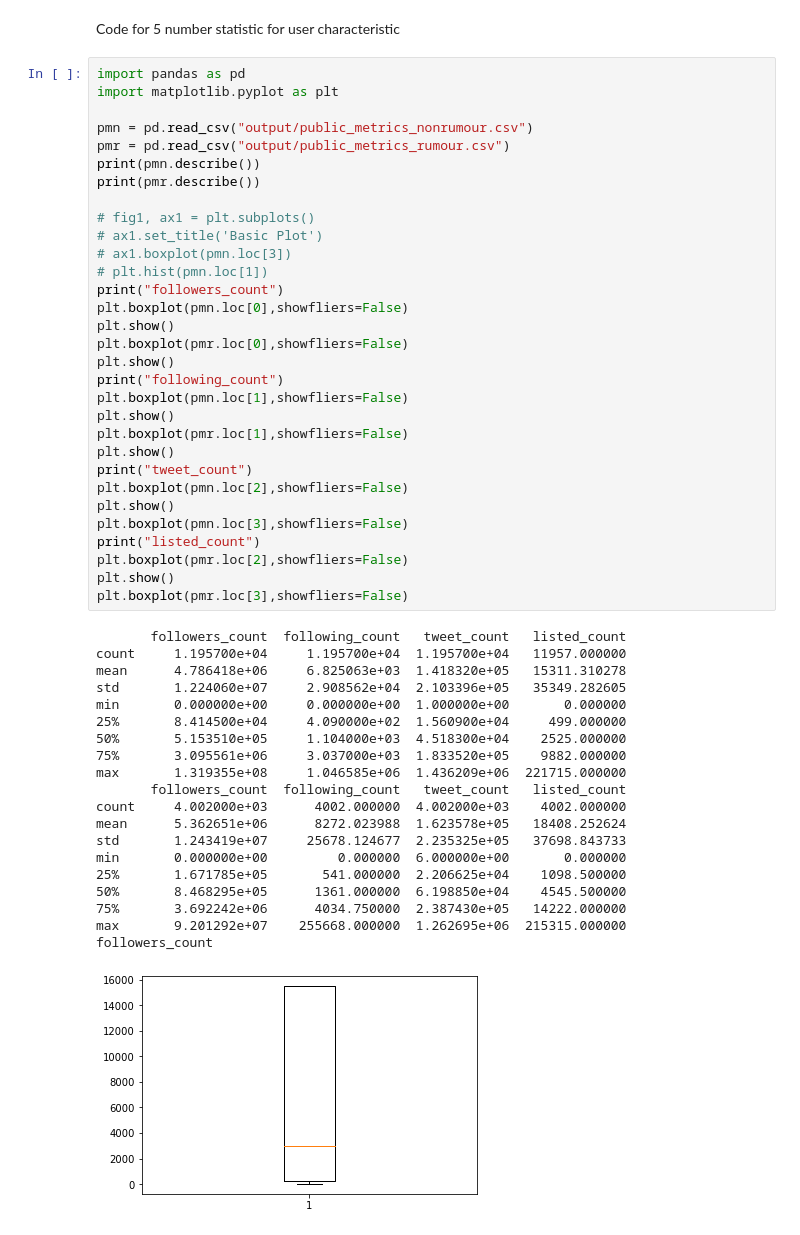
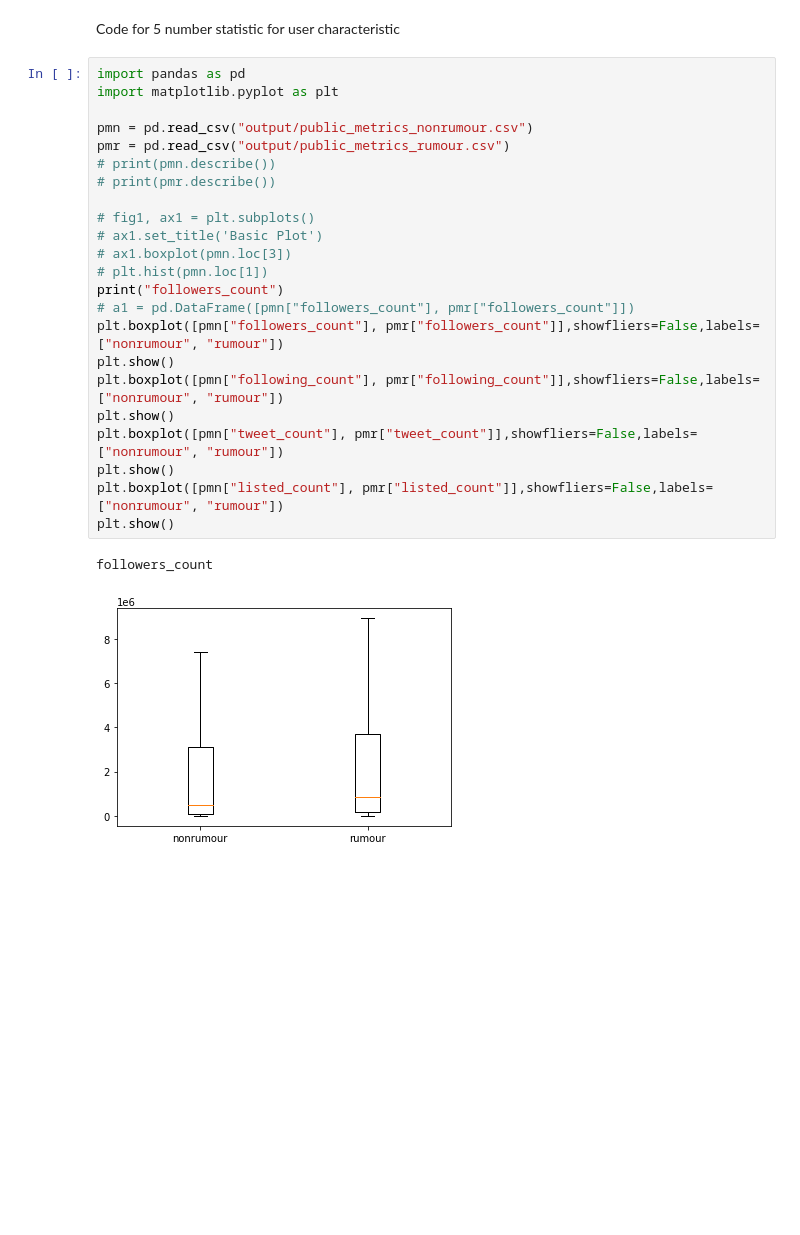
Before and after one commit to Valkyriean/RDAT, a Jupyter notebook: task2_postprocess.ipynb, the cells around one changed output. Saved outputs shown, nothing was run; the diff lists cells and outputs as text; blank space fills up the shorter version.

Commit message:
fix bugs in box plot

```diff
--- a/task2_postprocess.ipynb
+++ b/task2_postprocess.ipynb
@@ -38,52 +38,26 @@ Code for 5 number statistic for user characteristic
 # %%
 import pandas as pd
 import matplotlib.pyplot as plt
 
 pmn = pd.read_csv("output/public_metrics_nonrumour.csv")
 pmr = pd.read_csv("output/public_metrics_rumour.csv")
-print(pmn.describe())
-print(pmr.describe())
+# print(pmn.describe())
+# print(pmr.describe())
 
 # fig1, ax1 = plt.subplots()
 # ax1.set_title('Basic Plot')
 # ax1.boxplot(pmn.loc[3])
 # plt.hist(pmn.loc[1])
 print("followers_count")
-plt.boxplot(pmn.loc[0],showfliers=False)
+# a1 = pd.DataFrame([pmn["followers_count"], pmr["followers_count"]])
+plt.boxplot([pmn["followers_count"], pmr["followers_count"]],showfliers=False,labels=["nonrumour", "rumour"])
 plt.show()
-plt.boxplot(pmr.loc[0],showfliers=False)
+plt.boxplot([pmn["following_count"], pmr["following_count"]],showfliers=False,labels=["nonrumour", "rumour"])
 plt.show()
-print("following_count")
-plt.boxplot(pmn.loc[1],showfliers=False)
+plt.boxplot([pmn["tweet_count"], pmr["tweet_count"]],showfliers=False,labels=["nonrumour", "rumour"])
 plt.show()
-plt.boxplot(pmr.loc[1],showfliers=False)
+plt.boxplot([pmn["listed_count"], pmr["listed_count"]],showfliers=False,labels=["nonrumour", "rumour"])
 plt.show()
-print("tweet_count")
-plt.boxplot(pmn.loc[2],showfliers=False)
-plt.show()
-plt.boxplot(pmn.loc[3],showfliers=False)
-print("listed_count")
-plt.boxplot(pmr.loc[2],showfliers=False)
-plt.show()
-plt.boxplot(pmr.loc[3],showfliers=False)
 # %% [output]
-       followers_count  following_count   tweet_count   listed_count
-count     1.195700e+04     1.195700e+04  1.195700e+04   11957.000000
-mean      4.786418e+06     6.825063e+03  1.418320e+05   15311.310278
-std       1.224060e+07     2.908562e+04  2.103396e+05   35349.282605
-min       0.000000e+00     0.000000e+00  1.000000e+00       0.000000
-25%       8.414500e+04     4.090000e+02  1.560900e+04     499.000000
-50%       5.153510e+05     1.104000e+03  4.518300e+04    2525.000000
-75%       3.095561e+06     3.037000e+03  1.833520e+05    9882.000000
-max       1.319355e+08     1.046585e+06  1.436209e+06  221715.000000
-       followers_count  following_count   tweet_count   listed_count
-count     4.002000e+03      4002.000000  4.002000e+03    4002.000000
-mean      5.362651e+06      8272.023988  1.623578e+05   18408.252624
-std       1.243419e+07     25678.124677  2.235325e+05   37698.843733
-min       0.000000e+00         0.000000  6.000000e+00       0.000000
-25%       1.671785e+05       541.000000  2.206625e+04    1098.500000
-50%       8.468295e+05      1361.000000  6.198850e+04    4545.500000
-75%       3.692242e+06      4034.750000  2.387430e+05   14222.000000
-max       9.201292e+07    255668.000000  1.262695e+06  215315.000000
 followers_count
-[figure, old version]
+[figure, new version]
```
Also changed, not shown: parts of 2 cells of this notebook.
